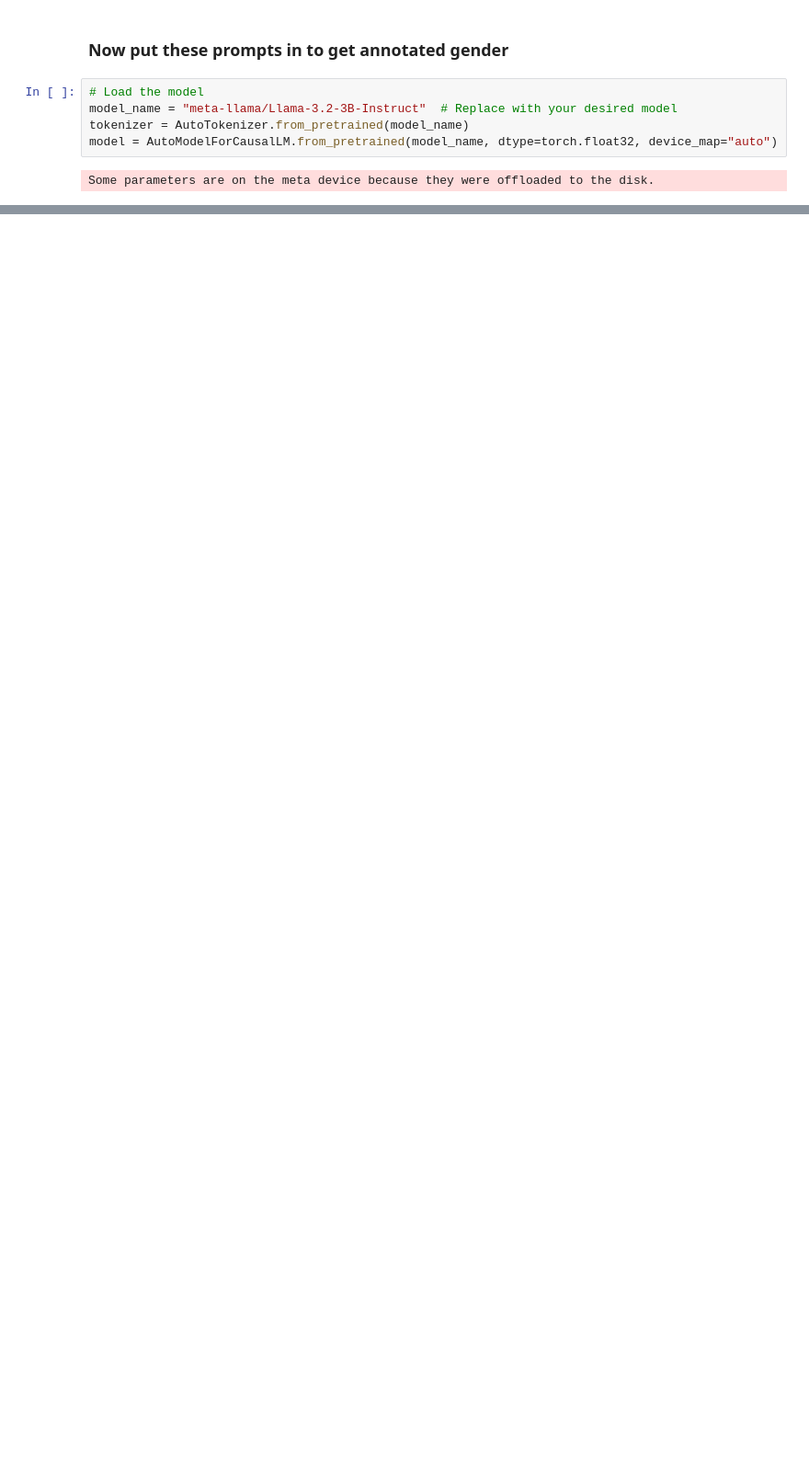
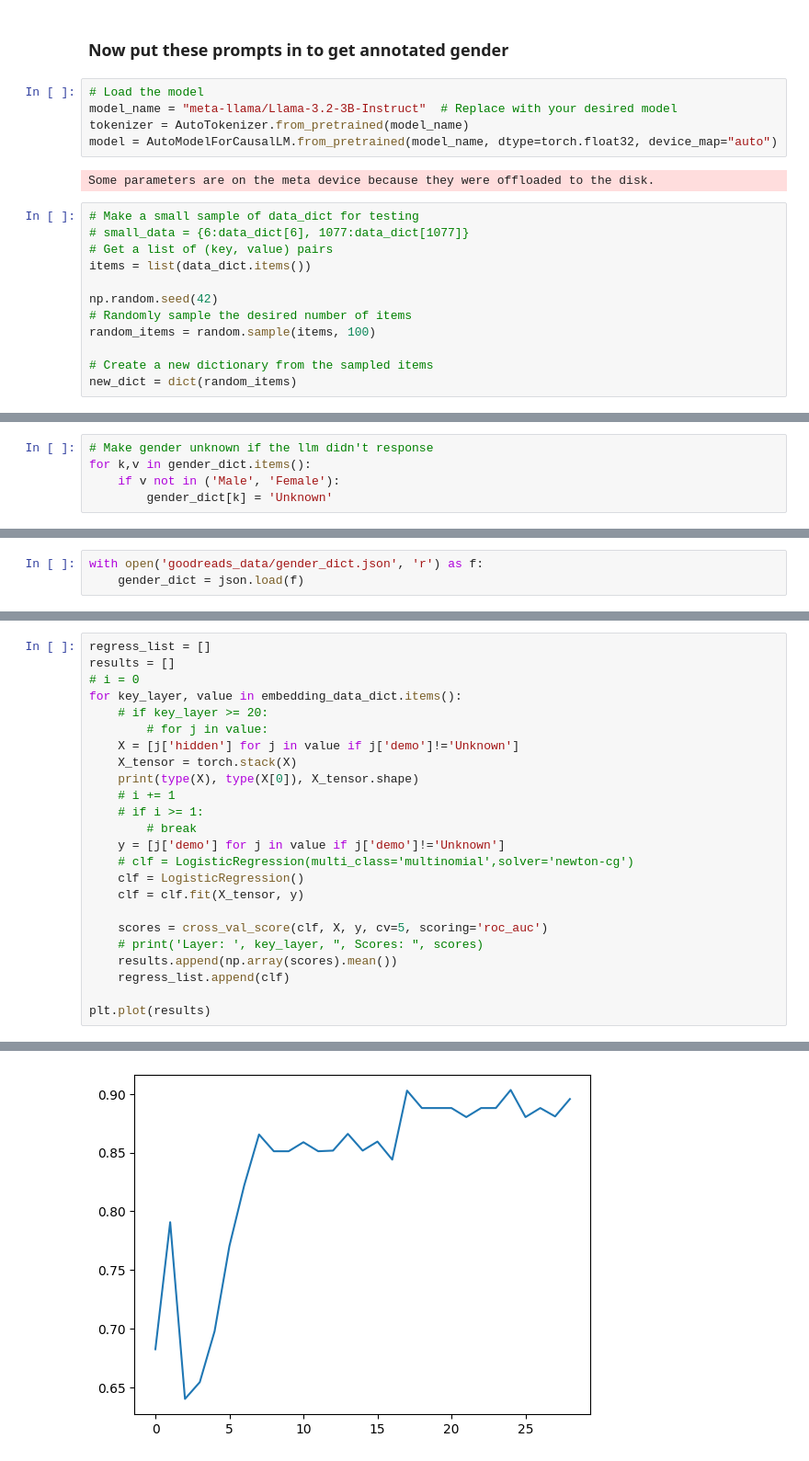
Before and after one commit to jessmka/probing_classifiers, a Jupyter notebook: book_recs.ipynb, the cells around one changed output, grey strips where cells are left out. Shown: that part at 92% size. Cells and saved outputs as stored; diff of their text form; blank space fills up the shorter version.

```diff
--- a/book_recs.ipynb
+++ b/book_recs.ipynb
@@ -187,3 +145,15 @@ tokenizer = AutoTokenizer.from_pretrained(model_name)
 model = AutoModelForCausalLM.from_pretrained(model_name, dtype=torch.float32, device_map="auto")
 # %% [output]
 Some parameters are on the meta device because they were offloaded to the disk.
+# %%
+# Make a small sample of data_dict for testing
+# small_data = {6:data_dict[6], 1077:data_dict[1077]}
+# Get a list of (key, value) pairs
+items = list(data_dict.items())
+
+np.random.seed(42)
+# Randomly sample the desired number of items
+random_items = random.sample(items, 100)
+
+# Create a new dictionary from the sampled items
+new_dict = dict(random_items)
@@ -191,0 +191,5 @@ for k,v in data_dict.items()
+# %%
+# Make gender unknown if the llm didn't response
+for k,v in gender_dict.items():
+    if v not in ('Male', 'Female'):
+        gender_dict[k] = 'Unknown'
@@ -191,0 +201,3 @@ for k,v in data_dict.items()
+# %%
+with open('goodreads_data/gender_dict.json', 'r') as f:
+    gender_dict = json.load(f)
@@ -211,0 +247,25 @@ for k,v in prompts_data.items():
+# %%
+regress_list = []
+results = []
+# i = 0
+for key_layer, value in embedding_data_dict.items():
+    # if key_layer >= 20:
+        # for j in value:
+    X = [j['hidden'] for j in value if j['demo']!='Unknown']
+    X_tensor = torch.stack(X)
+    print(type(X), type(X[0]), X_tensor.shape)
+    # i += 1
+    # if i >= 1:
+        # break
+    y = [j['demo'] for j in value if j['demo']!='Unknown']
+    # clf = LogisticRegression(multi_class='multinomial',solver='newton-cg')
+    clf = LogisticRegression()
+    clf = clf.fit(X_tensor, y)
+
+    scores = cross_val_score(clf, X, y, cv=5, scoring='roc_auc')
+    # print('Layer: ', key_layer, ", Scores: ", scores)
+    results.append(np.array(scores).mean())
+    regress_list.append(clf)
+
+plt.plot(results)
+# %% [output]
@@ -211,0 +290 @@ for k,v in prompts_data.items():
+[figure, added]
```
Also changed, not shown: parts of 36 cells of this notebook.
